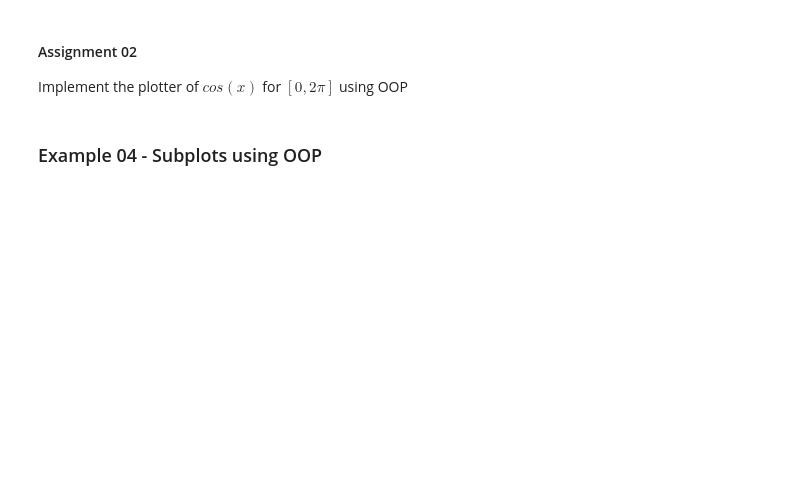
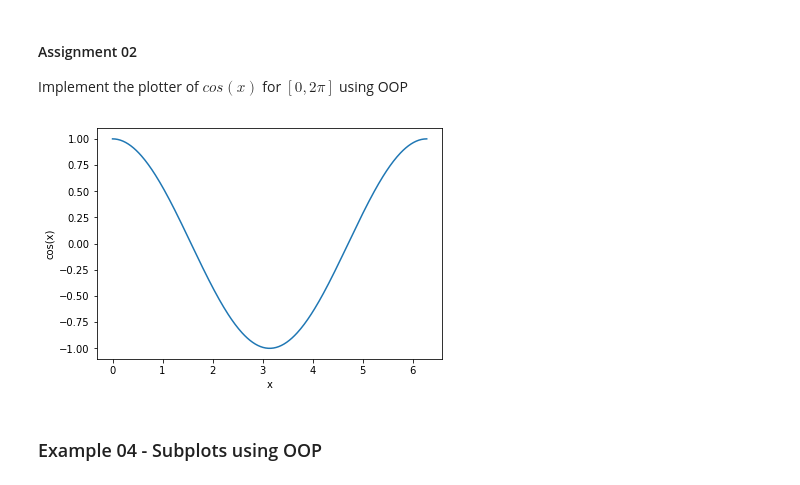
Before and after one commit to vtlscin/Curso_Python, a Jupyter notebook: Aula_05.01_Visualização.ipynb, the cells around one changed output. Saved outputs shown, nothing was run; the diff lists cells and outputs as text; code cells hidden in the pictures; blank space fills up the shorter version.

```diff
--- a/Aula_05.01_Visualização.ipynb
+++ b/Aula_05.01_Visualização.ipynb
@@ -68,6 +81,17 @@ plt.show()
 #### Assignment 02
 
 Implement the plotter of $cos(x)$ for $[0, 2\pi]$ using OOP
+# %%
+x = np.linspace(0, 2 * np.pi, 360)
+y = np.cos(x)
+figure = plt.figure()
+axes = figure.add_axes([0.1, 0.1, 0.8, 0.8])
+axes.plot(x, y)
+axes.set_xlabel('x')
+axes.set_ylabel('cos(x)')
+plt.show()
+# %% [output]
+[figure, added]
 # %% [markdown]
 ### Example 04 - Subplots using OOP
 # %%
```
Also changed, not shown: parts of 15 cells of this notebook, 4 other files.
